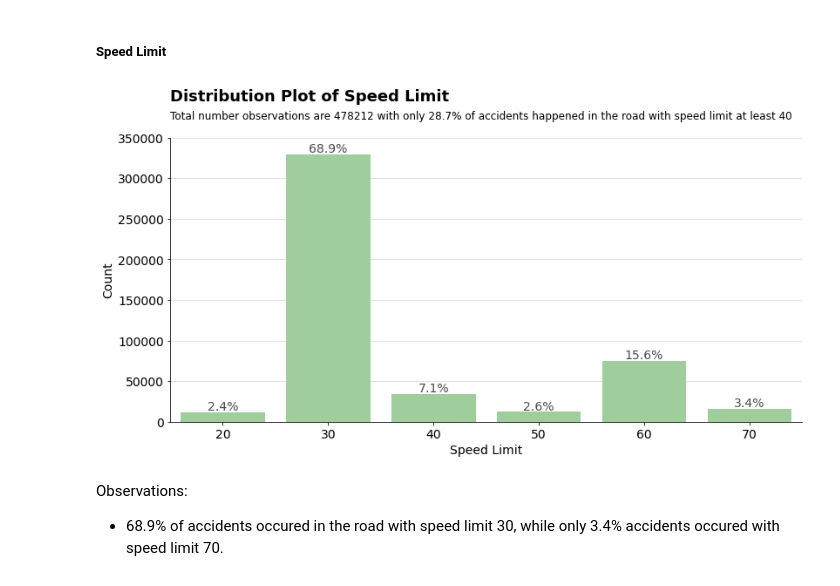
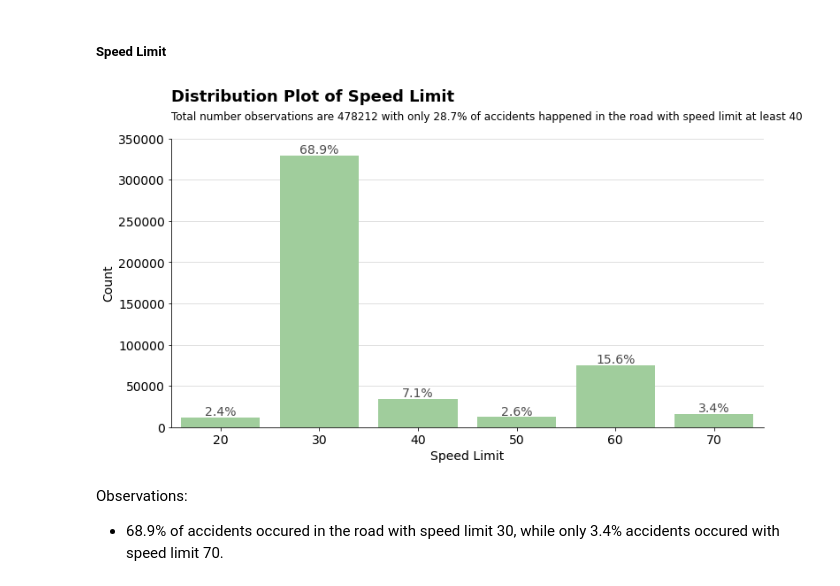
Before and after one commit to irfan-fadhlurrahman/accident-risk-scoring, a Jupyter notebook: notebooks/exploration.ipynb, the cells around one changed output. Cells and saved outputs as stored; diff of their text form; code cells hidden in the pictures.

```diff
--- a/notebooks/exploration.ipynb
+++ b/notebooks/exploration.ipynb
@@ -168,7 +25,7 @@ def single_vcountplot(n_row=0, var='road_type'):
 ## 1. Load the dataset
 <a id='ld'></a>
 # %%
-full_train = load_dataset(f"{path}train.csv")
+full_train = udf.load_dataset(f"{path}train.csv")
 display(full_train.shape, full_train.head(2))
 # %% [output]
 (478741, 27)
@@ -214,7 +71,7 @@ variables = [
        'accident_risk_index'
 ]
 
-full_train = load_dataset("../input/train_mod.csv")[variables]
+full_train = udf.load_dataset("../input/train_mod.csv")[variables]
 full_train.head(3)
 # %% [output]
 |  | accident_id | number_of_vehicles | date | day_of_week | time | road_type | speed_limit | ... |
@@ -354,13 +209,12 @@ Observations:
 ##### Speed Limit
 # %%
 var = 'speed_limit'
-fig, ax = plt.subplots(1, 1, figsize=(13, 6))
-single_countplot(var=var)
+udf.single_countplot(full_train, var)
 plt.suptitle(f"Distribution Plot of {inflection.titleize(var)}", ha='left', x=0.125, y=1.01, fontsize=18, fontweight='bold')
 plt.title(f"Total number observations are {full_train.shape[0]} with only 28.7% of accidents happened in the road with speed limit at least 40\n", loc='left')
 plt.show()
 # %% [output]
-[figure, old version]
+[figure, new version]
 # %% [markdown]
 Observations:
 * 68.9% of accidents occured in the road with speed limit 30, while only 3.4% accidents occured with speed limit 70.
```
Also changed, not shown: parts of 30 cells of this notebook.
